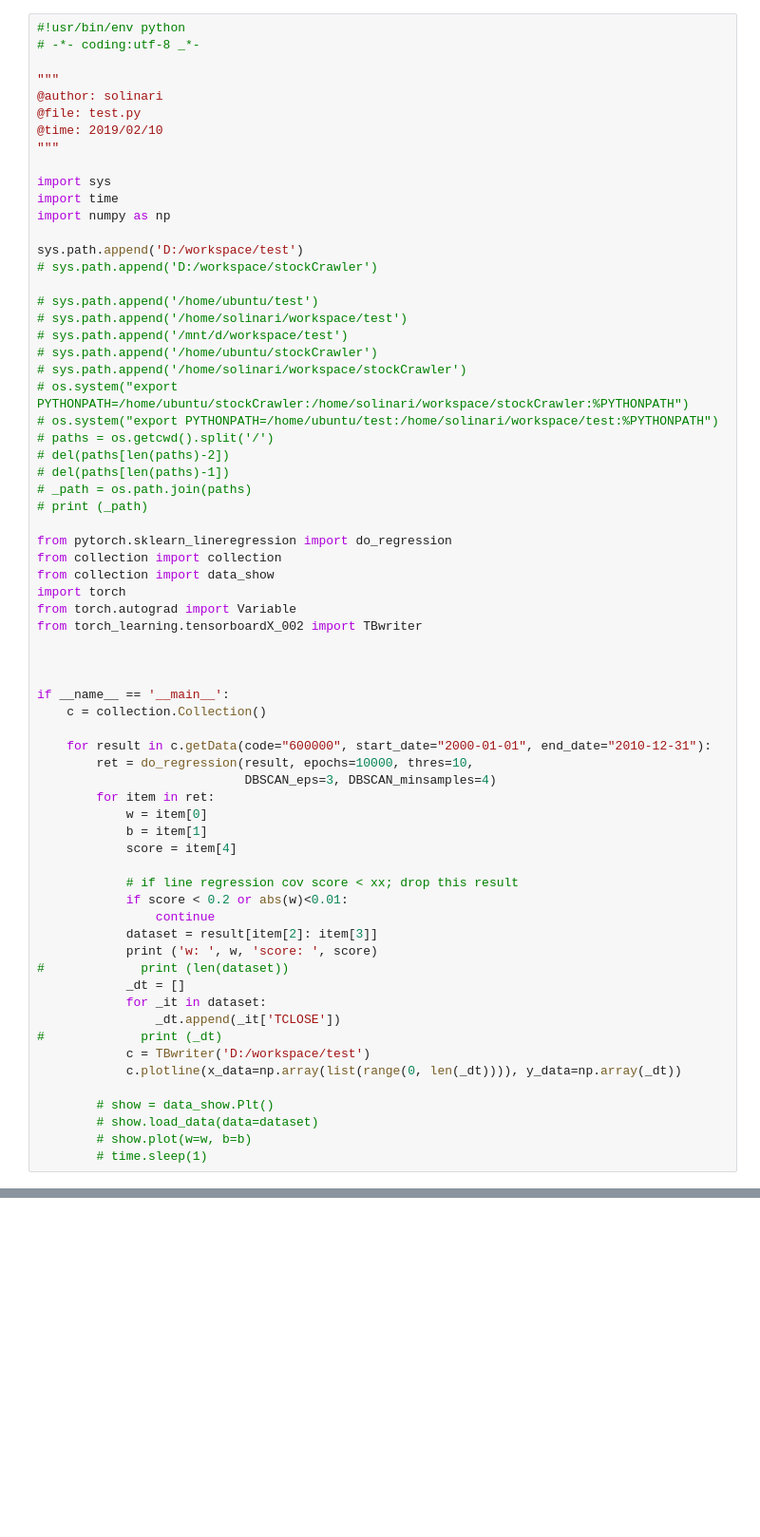
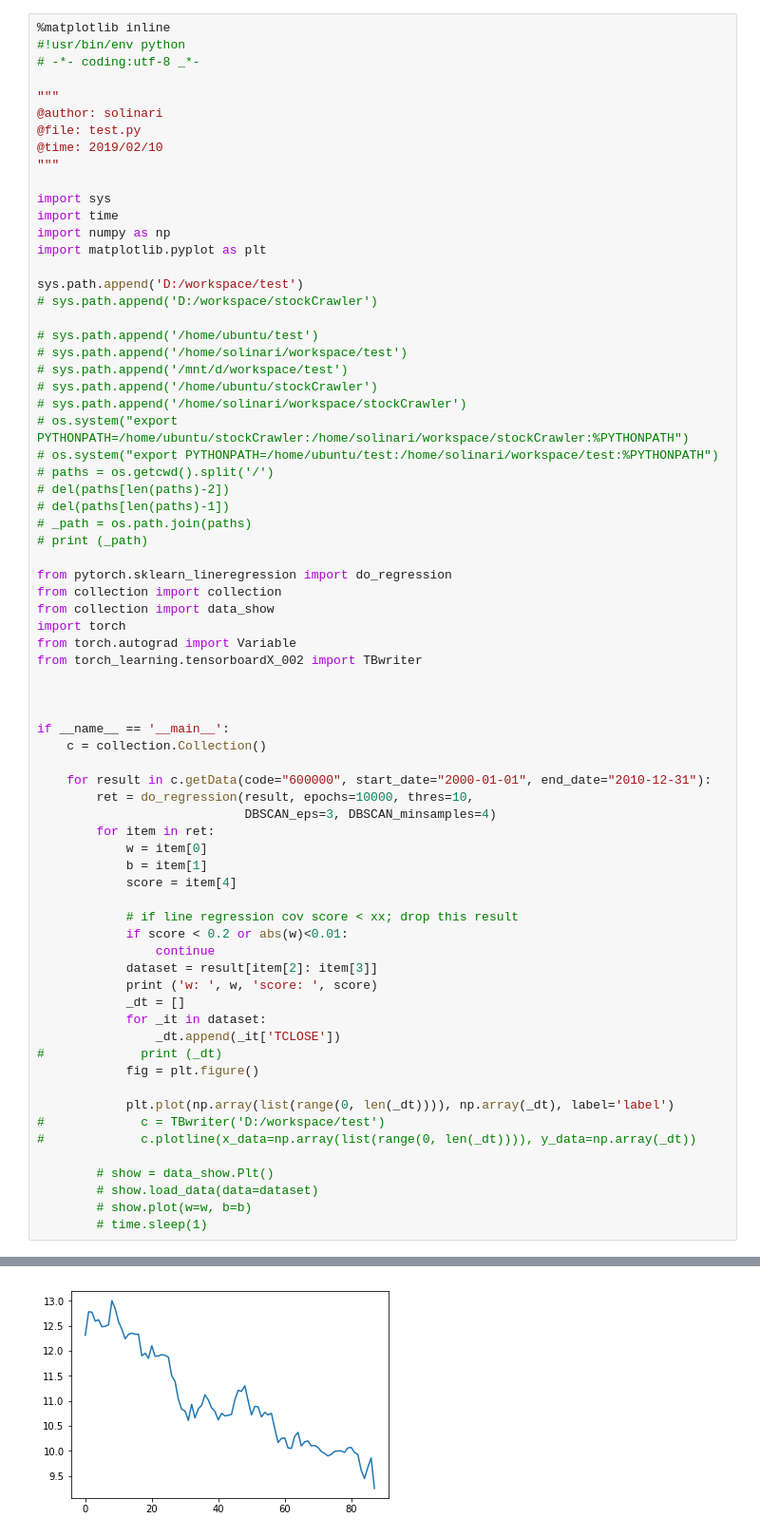
Before and after one commit to solinari27/test, a Jupyter notebook: datamanager/test.ipynb, the cells around one changed output, grey strips where cells are left out. Shown: that part at 95% size. Cells and saved outputs as stored; diff of their text form; blank space fills up the shorter version.

Commit message:
bugfix show in matplotlib

```diff
--- a/datamanager/test.ipynb
+++ b/datamanager/test.ipynb
@@ -1,4 +1,5 @@
 # %%
+%matplotlib inline
 #!usr/bin/env python
 # -*- coding:utf-8 _*-
 
@@ -11,6 +12,7 @@
 import sys
 import time
 import numpy as np
+import matplotlib.pyplot as plt
 
 sys.path.append('D:/workspace/test')
 # sys.path.append('D:/workspace/stockCrawler')
@@ -53,13 +55,15 @@ if __name__ == '__main__':
                 continue
             dataset = result[item[2]: item[3]]
             print ('w: ', w, 'score: ', score)
-#             print (len(dataset))
             _dt = []
             for _it in dataset:
                 _dt.append(_it['TCLOSE'])
 #             print (_dt)
-            c = TBwriter('D:/workspace/test')
-            c.plotline(x_data=np.array(list(range(0, len(_dt)))), y_data=np.array(_dt))
+            fig = plt.figure()
+
+            plt.plot(np.array(list(range(0, len(_dt)))), np.array(_dt), label='label')
+#             c = TBwriter('D:/workspace/test')
+#             c.plotline(x_data=np.array(list(range(0, len(_dt)))), y_data=np.array(_dt))
 
         # show = data_show.Plt()
         # show.load_data(data=dataset)
@@ -72,0 +81 @@ w:  0.1387577030812325 score:  0.9247837242432616
+[figure, added]
```
Also changed, not shown: parts of 1 cell of this notebook.
